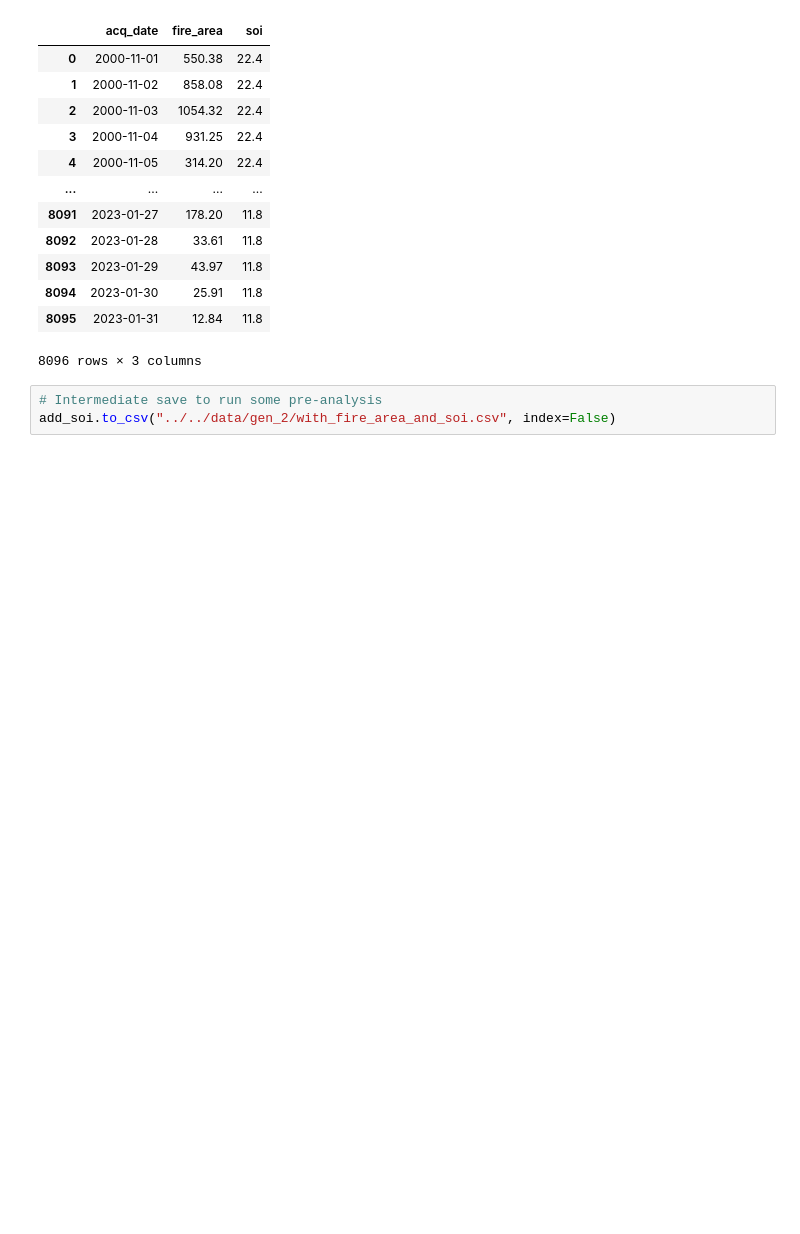
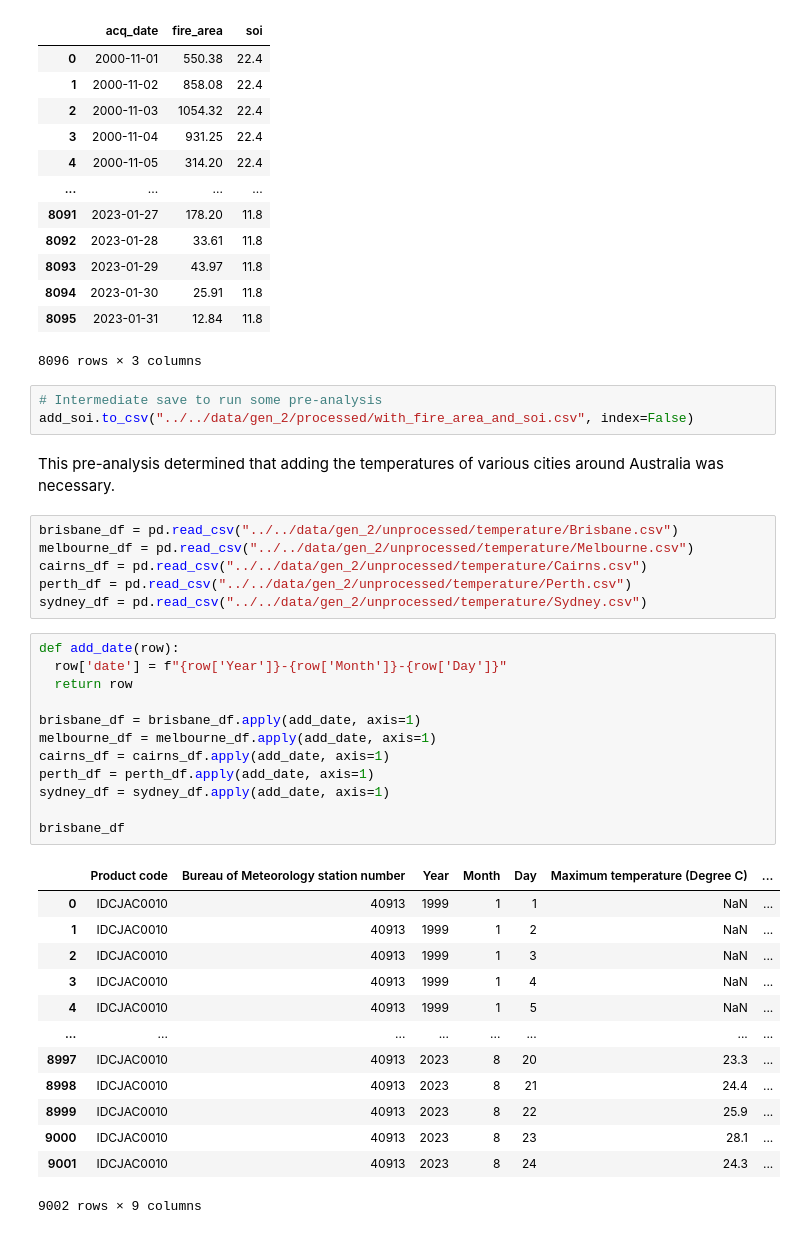
Before and after one commit to jtpotato/firetrace, a Jupyter notebook: src/processing.ipynb, the cells around one changed output. Cells and saved outputs as stored; diff of their text form; blank space fills up the shorter version.

```diff
--- a/src/preprocess/processing.ipynb
+++ b/src/processing.ipynb
@@ -91,4 +91,38 @@ add_soi
 8096 rows × 3 columns
 # %%
 # Intermediate save to run some pre-analysis
-add_soi.to_csv("../../data/gen_2/with_fire_area_and_soi.csv", index=False)
+add_soi.to_csv("../../data/gen_2/processed/with_fire_area_and_soi.csv", index=False)
+# %% [markdown]
+This pre-analysis determined that adding the temperatures of various cities around Australia was necessary.
+# %%
+brisbane_df = pd.read_csv("../../data/gen_2/unprocessed/temperature/Brisbane.csv")
+melbourne_df = pd.read_csv("../../data/gen_2/unprocessed/temperature/Melbourne.csv")
+cairns_df = pd.read_csv("../../data/gen_2/unprocessed/temperature/Cairns.csv")
+perth_df = pd.read_csv("../../data/gen_2/unprocessed/temperature/Perth.csv")
+sydney_df = pd.read_csv("../../data/gen_2/unprocessed/temperature/Sydney.csv")
+# %%
+def add_date(row):
+  row['date'] = f"{row['Year']}-{row['Month']}-{row['Day']}"
+  return row
+
+brisbane_df = brisbane_df.apply(add_date, axis=1)
+melbourne_df = melbourne_df.apply(add_date, axis=1)
+cairns_df = cairns_df.apply(add_date, axis=1)
+perth_df = perth_df.apply(add_date, axis=1)
+sydney_df = sydney_df.apply(add_date, axis=1)
+
+brisbane_df
+# %% [output]
+|  | Product code | Bureau of Meteorology station number | Year | Month | Day | Maximum temperature (Degree C) | ... |
+| 0 | IDCJAC0010 | 40913 | 1999 | 1 | 1 | NaN | ... |
+| 1 | IDCJAC0010 | 40913 | 1999 | 1 | 2 | NaN | ... |
+| 2 | IDCJAC0010 | 40913 | 1999 | 1 | 3 | NaN | ... |
+| 3 | IDCJAC0010 | 40913 | 1999 | 1 | 4 | NaN | ... |
+| 4 | IDCJAC0010 | 40913 | 1999 | 1 | 5 | NaN | ... |
+| ... | ... | ... | ... | ... | ... | ... | ... |
+| 8997 | IDCJAC0010 | 40913 | 2023 | 8 | 20 | 23.3 | ... |
+| 8998 | IDCJAC0010 | 40913 | 2023 | 8 | 21 | 24.4 | ... |
+| 8999 | IDCJAC0010 | 40913 | 2023 | 8 | 22 | 25.9 | ... |
+| 9000 | IDCJAC0010 | 40913 | 2023 | 8 | 23 | 28.1 | ... |
+| 9001 | IDCJAC0010 | 40913 | 2023 | 8 | 24 | 24.3 | ... |
+9002 rows × 9 columns
```
Also changed, not shown: parts of 4 cells of this notebook, 2 other files.
